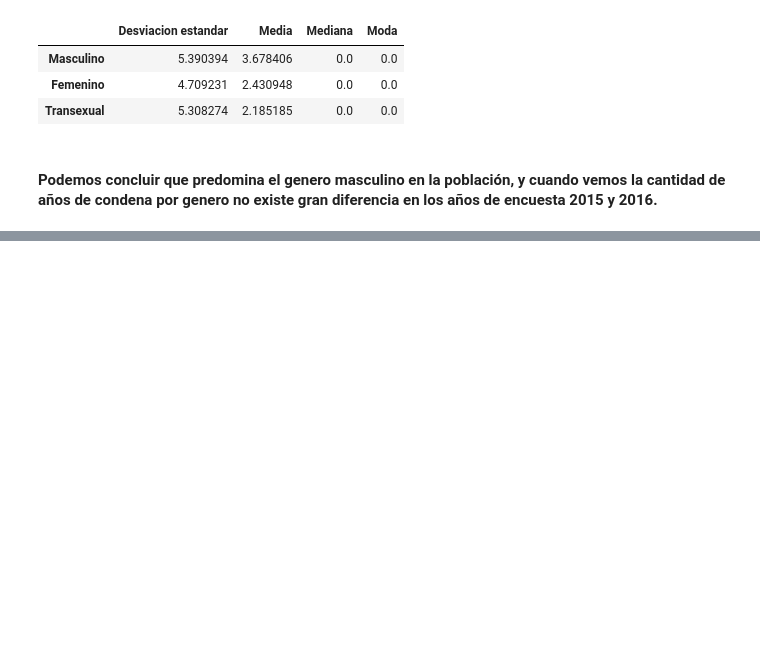
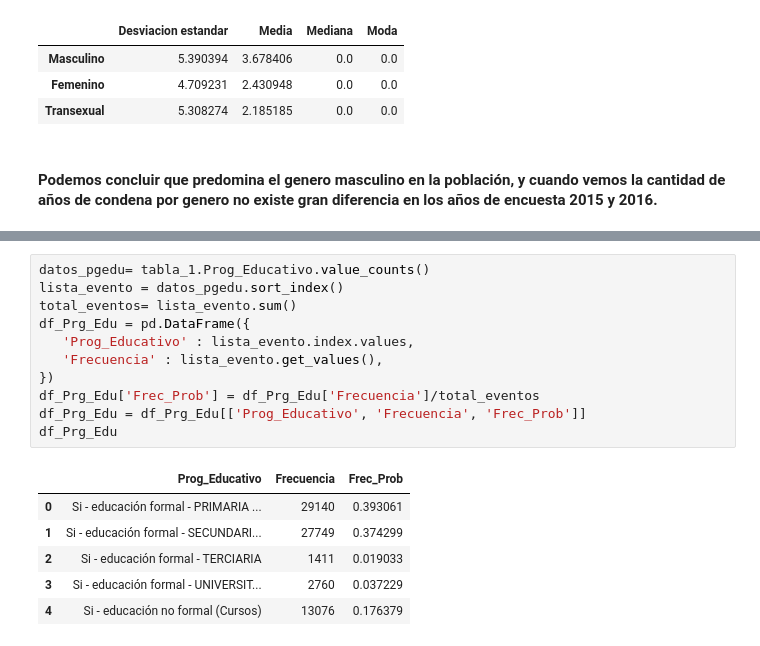
Before and after one commit to lauraminuet/AnalisisYVisualizacion, a Jupyter notebook: Laboratorio1.ipynb, the cells around one changed output, grey strips where cells are left out. Cells and saved outputs as stored; diff of their text form; blank space fills up the shorter version.

```diff
--- a/Laboratorio1.ipynb
+++ b/Laboratorio1.ipynb
@@ -182,0 +205,18 @@ df
+# %%
+datos_pgedu= tabla_1.Prog_Educativo.value_counts()
+lista_evento = datos_pgedu.sort_index()
+total_eventos= lista_evento.sum()
+df_Prg_Edu = pd.DataFrame({
+   'Prog_Educativo' : lista_evento.index.values,
+   'Frecuencia' : lista_evento.get_values(),
+})
+df_Prg_Edu['Frec_Prob'] = df_Prg_Edu['Frecuencia']/total_eventos
+df_Prg_Edu = df_Prg_Edu[['Prog_Educativo', 'Frecuencia', 'Frec_Prob']]
+df_Prg_Edu
+# %% [output]
+|  | Prog_Educativo | Frecuencia | Frec_Prob |
+| 0 | Si - educación formal - PRIMARIA ... | 29140 | 0.393061 |
+| 1 | Si - educación formal - SECUNDARI... | 27749 | 0.374299 |
+| 2 | Si - educación formal - TERCIARIA | 1411 | 0.019033 |
+| 3 | Si - educación formal - UNIVERSIT... | 2760 | 0.037229 |
+| 4 | Si - educación no formal (Cursos) | 13076 | 0.176379 |
```
Also changed, not shown: parts of 14 cells of this notebook.
